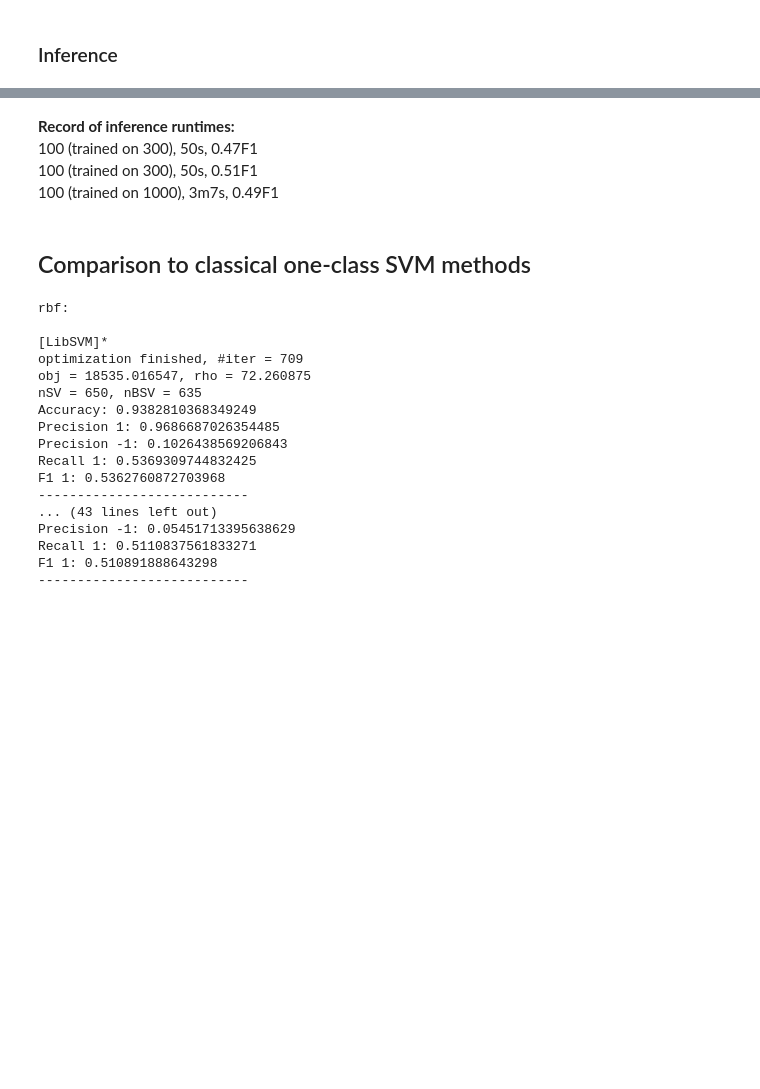
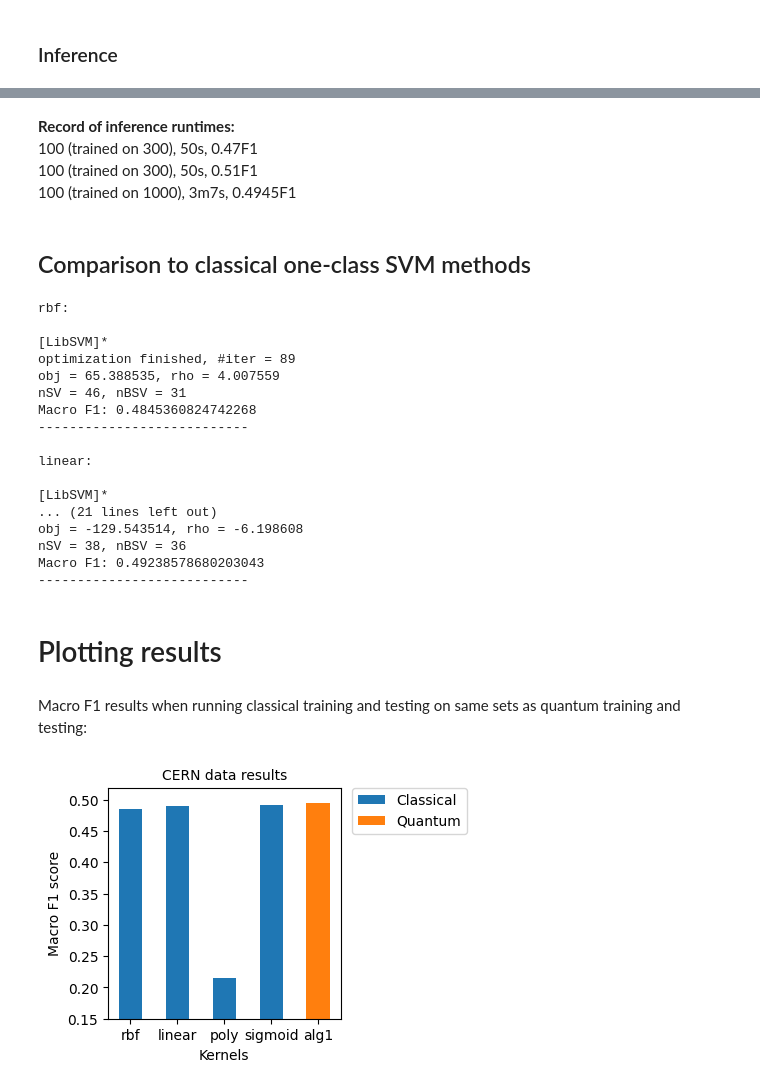
Before and after one commit to welremco/Group3QuantumOneClassSVMs, a Jupyter notebook: cern_data_application.ipynb, the cells around one changed output, grey strips where cells are left out. Drawn from its saved outputs; the diff is of its cells as text; code cells hidden in the pictures; blank space fills up the shorter version.

Commit message:
Add plot for CERN data results (classical & alg1)

```diff
--- a/cern_data_application.ipynb
+++ b/cern_data_application.ipynb
@@ -117,10 +117,10 @@ cern_data[cern_data['is_ghost'] == -1]
 See the [CERN Data Guide](https://docs.google.com/document/d/1EQr-oIjMbOGgLth4iChvGo2jRGnEAutgjDI_1fn2nag/edit#) for explanations of the variables and why we select the ones we do.
 # %%
 # create new column for a normalized chi squared measure
-cern_data['chi2/dof'] = cern_data['chi2']/cern_data['ndof']
+full_cern_data['chi2/dof'] = full_cern_data['chi2']/full_cern_data['ndof']
 
 # select most important features as explained in the Data Guide
-cern_data = cern_data[['chi2/dof', 'kalman_ip_chi2', 'nb_hits', 'is_ghost']]
+cern_data = full_cern_data[['chi2/dof', 'kalman_ip_chi2', 'nb_hits', 'is_ghost']]
 cern_data
 # %% [output]
 |  | chi2/dof | kalman_ip_chi2 | nb_hits | is_ghost |
@@ -250,7 +252,7 @@ def Algorithm1(X, y, reps=2, shots=1, outlier_fraction=20/210,
 # %% [markdown]
 ## Sample training data
 # %%
-num_samples = len(std_cern_data)#1000
+num_samples = 1000#len(std_cern_data)
 
 cern_sample = std_cern_data.sample(num_samples, random_state=0)
 
@@ -333,12 +335,14 @@ Macro F1: 0.49454642192072357
 **Record of inference runtimes:**
 100 (trained on 300), 50s, 0.47F1
 100 (trained on 300), 50s, 0.51F1
-100 (trained on 1000), 3m7s, 0.49F1
+100 (trained on 1000), 3m7s, 0.4945F1
 # %% [markdown]
 ## Comparison to classical one-class SVM methods
 # %%
 kernel_list = ['rbf', 'linear', 'poly', 'sigmoid']
 supervised = False
+
+classical_results = []
 
 for kernel in kernel_list:
     svm_classical = OneClassSVM(kernel = kernel, verbose=True,  nu=outlier_fraction)
@@ -367,17 +371,19 @@ for kernel in kernel_list:
 
     else:
         svm_classical.fit(X)
-        y_pred = svm_classical.predict(X)
+        y_pred = svm_classical.predict(X_test)
         # TODO save to Matrix
 
 #             print(classification_report(y, y_pred))
-        print("Accuracy: {}".format(accuracy_score(y, y_pred)))
+        # print("Accuracy: {}".format(accuracy_score(y, y_pred)))
 
-        print("Precision 1: {}".format(precision_score(y, y_pred, average='binary')))
-        print("Precision -1: {}".format(precision_score(y, y_pred, pos_label=-1, average='binary')))
+        # print("Precision 1: {}".format(precision_score(y, y_pred, average='binary')))
+        # print("Precision -1: {}".format(precision_score(y, y_pred, pos_label=-1, average='binary')))
 
-        print("Recall 1: {}".format(recall_score(y, y_pred, average='macro')))
-        print("F1 1: {}".format(f1_score(y, y_pred, average='macro')))
+        # print("Recall 1: {}".format(recall_score(y, y_pred, average='macro')))
+        f1 = f1_score(y_test, y_pred, average='macro')
+        classical_results.append(f1)
+        print("Macro F1: {}".format(f1))
 #             print("Recall 1: {}".format(recall_score(y, y_pred, average='binary')))
 #             print("Recall -1: {}".format(recall_score(y, y_pred, pos_label=-1, average='binary')))
 
@@ -389,17 +395,42 @@ for kernel in kernel_list:
 rbf:
 
 [LibSVM]*
-optimization finished, #iter = 709
-obj = 18535.016547, rho = 72.260875
-nSV = 650, nBSV = 635
-Accuracy: 0.9382810368349249
-Precision 1: 0.9686687026354485
-Precision -1: 0.1026438569206843
-Recall 1: 0.5369309744832425
-F1 1: 0.5362760872703968
+optimization finished, #iter = 89
+obj = 65.388535, rho = 4.007559
+nSV = 46, nBSV = 31
+Macro F1: 0.4845360824742268
 ---------------------------
-... (43 lines left out)
-Precision -1: 0.05451713395638629
-Recall 1: 0.5110837561833271
-F1 1: 0.510891888643298
+
+linear:
+
+[LibSVM]*
+... (21 lines left out)
+obj = -129.543514, rho = -6.198608
+nSV = 38, nBSV = 36
+Macro F1: 0.49238578680203043
 ---------------------------
+# %% [markdown]
+# Plotting results
+# %% [markdown]
+Macro F1 results when running classical training and testing on same sets as quantum training and testing:
+# %%
+#classical_results = [0.4845, 0.4897, 0.2145, 0.4923]
+
+plt.figure(figsize=(3, 3))
+
+# bars for classical:
+plt.bar(kernel_list, classical_results, label='Classical', width=0.5)
+
+# bars for quantum:
+plt.bar(['alg1'], [0.4945], label='Quantum', width=0.5)
+
+plt.ylim(0.15)
+plt.xlabel('Kernels')
+plt.ylabel('Macro F1 score')
+plt.legend(bbox_to_anchor=(1.05, 1), loc="upper left", borderaxespad=0.0)
+# Title added in latex
+#plt.title('CERN data results \n Trained with 1000 samples, tested on 100 samples')
+plt.title('CERN data results', fontsize=10)
+plt.show()
+# %% [output]
+[figure, added]
```
Also changed, not shown: parts of 10 cells of this notebook.
